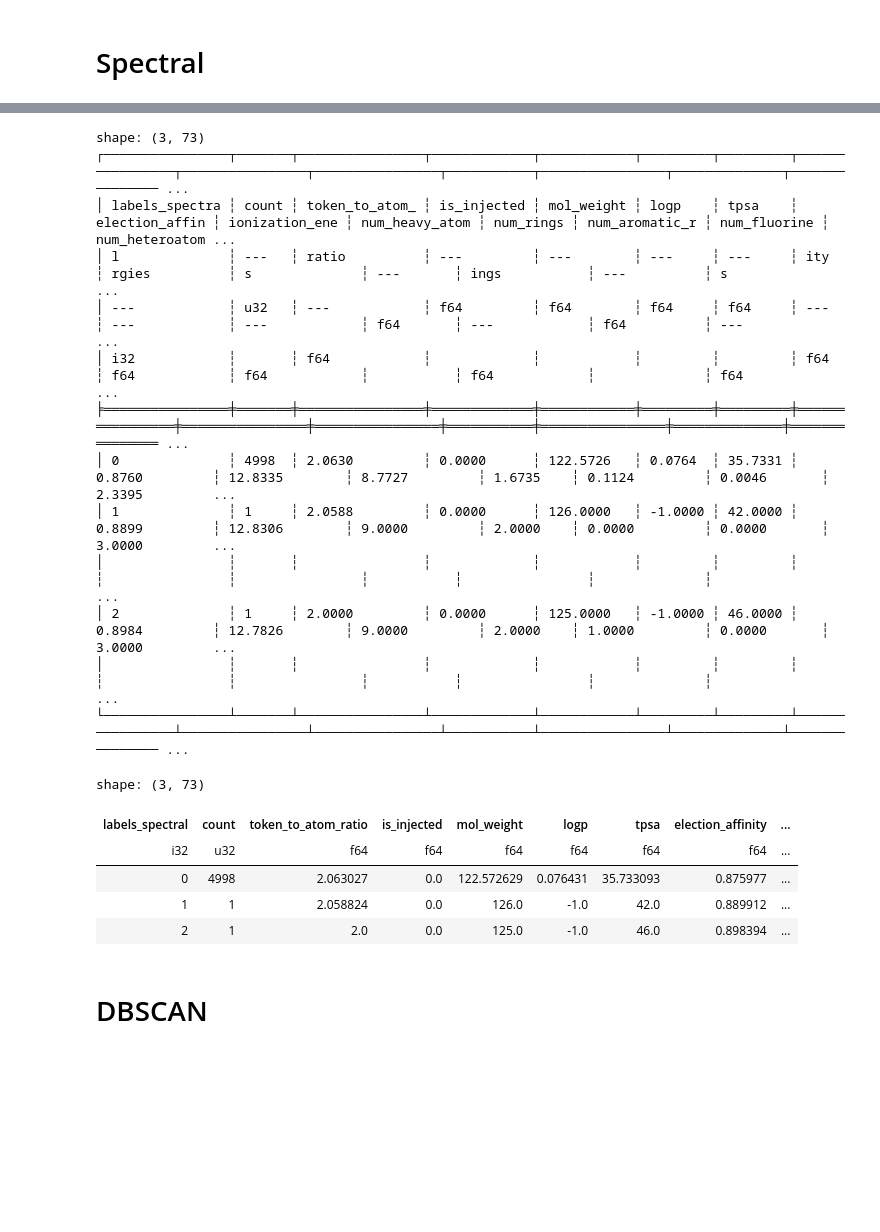
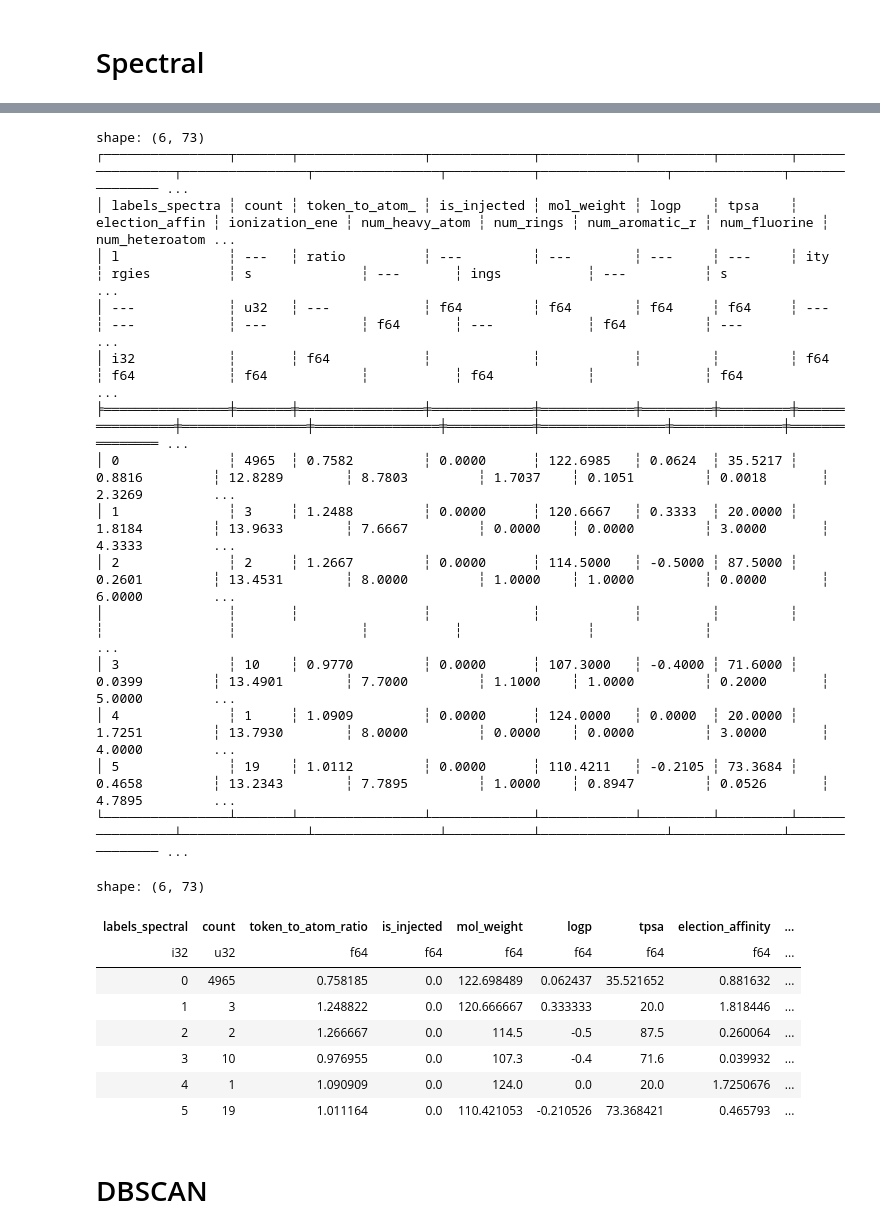
Before and after one commit to karlfindhansen/Non-Euclidean-Distances-in-Molecular-Representation, a Jupyter notebook: notebooks/QM9/clustering/euclidean/descriptors/acsf.ipynb, the cells around one changed output, grey strips where cells are left out. Drawn from its saved outputs; the diff is of its cells as text; code cells hidden in the pictures; blank space fills up the shorter version.

```diff
--- a/notebooks/QM9/clustering/euclidean/descriptors/acsf.ipynb
+++ b/notebooks/QM9/clustering/euclidean/descriptors/acsf.ipynb
@@ -36,6 +26,6 @@ plot_molecules_with_py3dmol(molecules[0:3])
 dist_matrix = qm9.get_distance_matrix(
     descriptor="acsf",
     dist_type="euclidean",
-    force_calculate=True
+    force_calculate=True,
 )
 # %% [output]
@@ -96,5 +61,5 @@ a = dendrogram(
 # %%
-model_hier = AgglomerativeClustering(metric='precomputed', n_clusters=2, linkage='complete')
+model_hier = AgglomerativeClustering(metric='precomputed', n_clusters=5, linkage='complete')
 labels_hier = model_hier.fit_predict(dist_matrix)
 df = df.with_columns(labels_hier=labels_hier)
 # %%
@@ -150,7 +106,7 @@ shape: (2, 71)
 # %% [markdown]
 # KMedoids
 # %%
-model_km = KMedoids(n_clusters=3, metric="precomputed")
+model_km = KMedoids(n_clusters=2, metric="precomputed")
 labels_km = model_km.fit_predict(dist_matrix)
 df = df.with_columns(labels_km=labels_km)
 print(np.unique(labels_km, return_counts=True))
@@ -211,6 +168,8 @@ shape: (3, 72)
 # %% [markdown]
 # Spectral
 # %%
+gaussian_kernel = np.exp(-dist_matrix**2 / (2 * np.std(dist_matrix)**2))
+
 model_spectral = SpectralClustering(
                 n_clusters=3,
                 affinity="precomputed",
@@ -218,7 +177,7 @@ model_spectral = SpectralClustering(
                 random_state=42,
             )
 
-labels_spectral = model_spectral.fit_predict(dist_matrix)
+labels_spectral = model_spectral.fit_predict(gaussian_kernel)
 df = df.with_columns(labels_spectral=labels_spectral)
 print(np.unique(labels_spectral, return_counts=True))
 # %% [output]
@@ -258,25 +208,30 @@ plot_distance_matrix_projection(
 # %%
-average_numeric_by_cluster(df, "labels_spectral")
+_=average_numeric_by_cluster(df, "labels_spectral")
 # %% [output]
-shape: (3, 73)
+shape: (6, 73)
 ┌────────────────┬───────┬────────────────┬─────────────┬────────────┬─────────┬─────────┬────────────────┬────────────────┬────────────────┬───────────┬────────────────┬──────────────┬─────────────── ...
 │ labels_spectra ┆ count ┆ token_to_atom_ ┆ is_injected ┆ mol_weight ┆ logp    ┆ tpsa    ┆ election_affin ┆ ionization_ene ┆ num_heavy_atom ┆ num_rings ┆ num_aromatic_r ┆ num_fluorine ┆ num_heteroatom ...
 │ l              ┆ ---   ┆ ratio          ┆ ---         ┆ ---        ┆ ---     ┆ ---     ┆ ity            ┆ rgies          ┆ s              ┆ ---       ┆ ings           ┆ ---          ┆ s              ...
 │ ---            ┆ u32   ┆ ---            ┆ f64         ┆ f64        ┆ f64     ┆ f64     ┆ ---            ┆ ---            ┆ ---            ┆ f64       ┆ ---            ┆ f64          ┆ ---            ...
 │ i32            ┆       ┆ f64            ┆             ┆            ┆         ┆         ┆ f64            ┆ f64            ┆ f64            ┆           ┆ f64            ┆              ┆ f64            ...
 ╞════════════════╪═══════╪════════════════╪═════════════╪════════════╪═════════╪═════════╪════════════════╪════════════════╪════════════════╪═══════════╪════════════════╪══════════════╪═══════════════ ...
-│ 0              ┆ 4998  ┆ 2.0630         ┆ 0.0000      ┆ 122.5726   ┆ 0.0764  ┆ 35.7331 ┆ 0.8760         ┆ 12.8335        ┆ 8.7727         ┆ 1.6735    ┆ 0.1124         ┆ 0.0046       ┆ 2.3395         ...
-│ 1              ┆ 1     ┆ 2.0588         ┆ 0.0000      ┆ 126.0000   ┆ -1.0000 ┆ 42.0000 ┆ 0.8899         ┆ 12.8306        ┆ 9.0000         ┆ 2.0000    ┆ 0.0000         ┆ 0.0000       ┆ 3.0000         ...
+│ 0              ┆ 4965  ┆ 0.7582         ┆ 0.0000      ┆ 122.6985   ┆ 0.0624  ┆ 35.5217 ┆ 0.8816         ┆ 12.8289        ┆ 8.7803         ┆ 1.7037    ┆ 0.1051         ┆ 0.0018       ┆ 2.3269         ...
+│ 1              ┆ 3     ┆ 1.2488         ┆ 0.0000      ┆ 120.6667   ┆ 0.3333  ┆ 20.0000 ┆ 1.8184         ┆ 13.9633        ┆ 7.6667         ┆ 0.0000    ┆ 0.0000         ┆ 3.0000       ┆ 4.3333         ...
+│ 2              ┆ 2     ┆ 1.2667         ┆ 0.0000      ┆ 114.5000   ┆ -0.5000 ┆ 87.5000 ┆ 0.2601         ┆ 13.4531        ┆ 8.0000         ┆ 1.0000    ┆ 1.0000         ┆ 0.0000       ┆ 6.0000         ...
 │                ┆       ┆                ┆             ┆            ┆         ┆         ┆                ┆                ┆                ┆           ┆                ┆              ┆                ...
-│ 2              ┆ 1     ┆ 2.0000         ┆ 0.0000      ┆ 125.0000   ┆ -1.0000 ┆ 46.0000 ┆ 0.8984         ┆ 12.7826        ┆ 9.0000         ┆ 2.0000    ┆ 1.0000         ┆ 0.0000       ┆ 3.0000         ...
-│                ┆       ┆                ┆             ┆            ┆         ┆         ┆                ┆                ┆                ┆           ┆                ┆              ┆                ...
+│ 3              ┆ 10    ┆ 0.9770         ┆ 0.0000      ┆ 107.3000   ┆ -0.4000 ┆ 71.6000 ┆ 0.0399         ┆ 13.4901        ┆ 7.7000         ┆ 1.1000    ┆ 1.0000         ┆ 0.2000       ┆ 5.0000         ...
+│ 4              ┆ 1     ┆ 1.0909         ┆ 0.0000      ┆ 124.0000   ┆ 0.0000  ┆ 20.0000 ┆ 1.7251         ┆ 13.7930        ┆ 8.0000         ┆ 0.0000    ┆ 0.0000         ┆ 3.0000       ┆ 4.0000         ...
+│ 5              ┆ 19    ┆ 1.0112         ┆ 0.0000      ┆ 110.4211   ┆ -0.2105 ┆ 73.3684 ┆ 0.4658         ┆ 13.2343        ┆ 7.7895         ┆ 1.0000    ┆ 0.8947         ┆ 0.0526       ┆ 4.7895         ...
 └────────────────┴───────┴────────────────┴─────────────┴────────────┴─────────┴─────────┴────────────────┴────────────────┴────────────────┴───────────┴────────────────┴──────────────┴─────────────── ...
-shape: (3, 73)
+shape: (6, 73)
 | labels_spectral | count | token_to_atom_ratio | is_injected | mol_weight | logp | tpsa | election_affinity | ... |
 | i32 | u32 | f64 | f64 | f64 | f64 | f64 | f64 | ... |
-| 0 | 4998 | 2.063027 | 0.0 | 122.572629 | 0.076431 | 35.733093 | 0.875977 | ... |
-| 1 | 1 | 2.058824 | 0.0 | 126.0 | -1.0 | 42.0 | 0.889912 | ... |
-| 2 | 1 | 2.0 | 0.0 | 125.0 | -1.0 | 46.0 | 0.898394 | ... |
+| 0 | 4965 | 0.758185 | 0.0 | 122.698489 | 0.062437 | 35.521652 | 0.881632 | ... |
+| 1 | 3 | 1.248822 | 0.0 | 120.666667 | 0.333333 | 20.0 | 1.818446 | ... |
+| 2 | 2 | 1.266667 | 0.0 | 114.5 | -0.5 | 87.5 | 0.260064 | ... |
+| 3 | 10 | 0.976955 | 0.0 | 107.3 | -0.4 | 71.6 | 0.039932 | ... |
+| 4 | 1 | 1.090909 | 0.0 | 124.0 | 0.0 | 20.0 | 1.7250676 | ... |
+| 5 | 19 | 1.011164 | 0.0 | 110.421053 | -0.210526 | 73.368421 | 0.465793 | ... |
 # %% [markdown]
 # DBSCAN
 # %%
```
Also changed, not shown: parts of 31 cells of this notebook, 18 other files.
